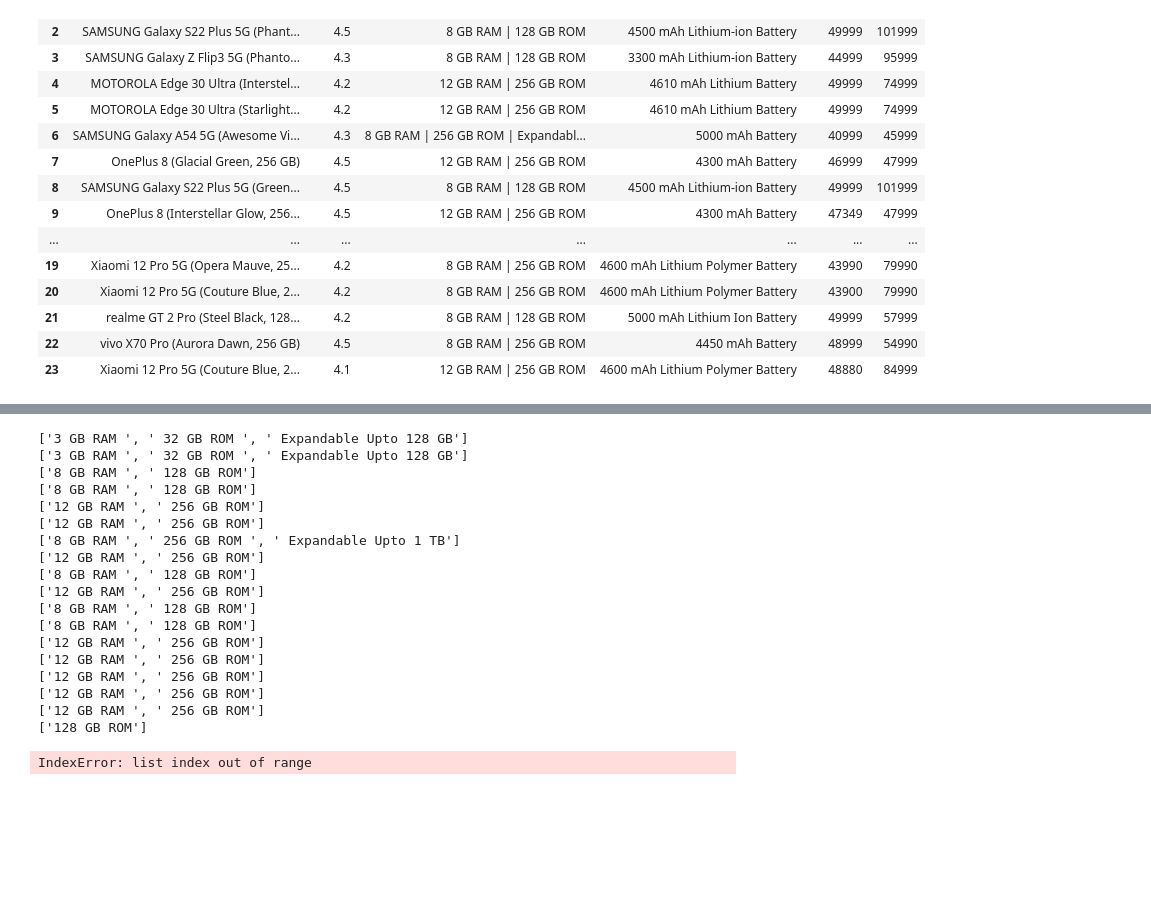
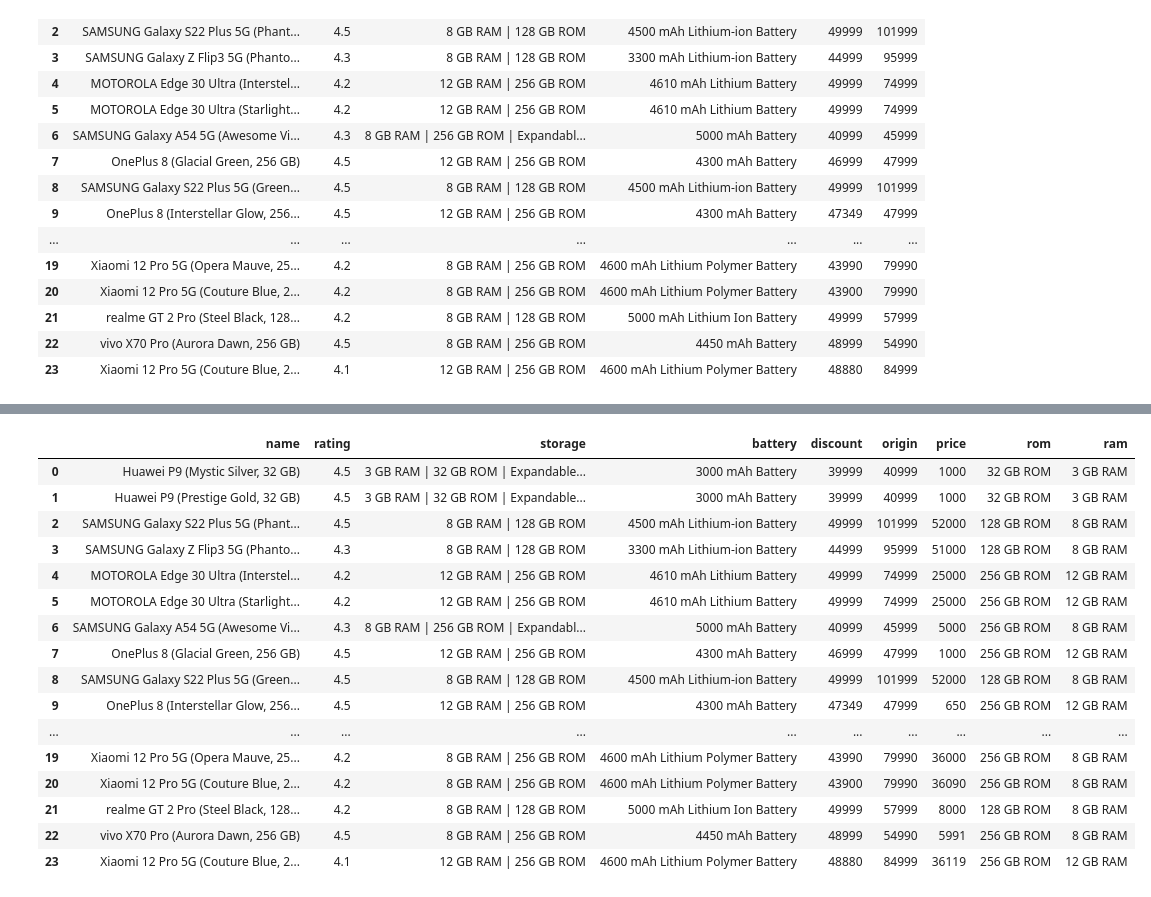
Before and after one commit to skesur/Data-Science, a Jupyter notebook: Web Scrapping/FlipkartExample.ipynb, the cells around one changed output, grey strips where cells are left out. Drawn from its saved outputs; the diff is of its cells as text; code cells hidden in the pictures; blank space fills up the shorter version.

```diff
--- a/Web Scrapping/FlipkartExample.ipynb
+++ b/Web Scrapping/FlipkartExample.ipynb
@@ -120,31 +147,44 @@ df
 # %%
 rom=[]
 ram=[]
 for i in s:
-    print(i.split("|"))
-    x1=i.split("|")[1]
-    rom.append(x1)
-    x0=i.split("|")[0]
-    ram.append(x0)
+    i1=i.split("|")
+    ra=""
+    ro=""
+    if "RAM" in i1[0]:
+        ra=i1[0]
+    else :
+        ra="NO RAM"
+    if len(i1)!=1:
+        if "ROM" in i1[1]:
+            ro=i1[1]
+        else :
+            ro="NO ROM"
+    else :
+        if "ROM" in i1[0]:
+            ro=i1[0]
+        else :
+            ro="NO ROM"
+    ram.append(ra)
+    rom.append(ro)
 df["rom"]=rom
 df["ram"]=ram
+df
 # %% [output]
-['3 GB RAM ', ' 32 GB ROM ', ' Expandable Upto 128 GB']
-['3 GB RAM ', ' 32 GB ROM ', ' Expandable Upto 128 GB']
-['8 GB RAM ', ' 128 GB ROM']
-['8 GB RAM ', ' 128 GB ROM']
-['12 GB RAM ', ' 256 GB ROM']
-['12 GB RAM ', ' 256 GB ROM']
-['8 GB RAM ', ' 256 GB ROM ', ' Expandable Upto 1 TB']
-['12 GB RAM ', ' 256 GB ROM']
-['8 GB RAM ', ' 128 GB ROM']
-['12 GB RAM ', ' 256 GB ROM']
-['8 GB RAM ', ' 128 GB ROM']
-['8 GB RAM ', ' 128 GB ROM']
-['12 GB RAM ', ' 256 GB ROM']
-['12 GB RAM ', ' 256 GB ROM']
-['12 GB RAM ', ' 256 GB ROM']
-['12 GB RAM ', ' 256 GB ROM']
-['12 GB RAM ', ' 256 GB ROM']
-['128 GB ROM']
-IndexError: list index out of range
+|  | name | rating | storage | battery | discount | origin | price | rom | ram |
+| 0 | Huawei P9 (Mystic Silver, 32 GB) | 4.5 | 3 GB RAM | 32 GB ROM | Expandable... | 3000 mAh Battery | 39999 | 40999 | 1000 | 32 GB ROM | 3 GB RAM |
+| 1 | Huawei P9 (Prestige Gold, 32 GB) | 4.5 | 3 GB RAM | 32 GB ROM | Expandable... | 3000 mAh Battery | 39999 | 40999 | 1000 | 32 GB ROM | 3 GB RAM |
+| 2 | SAMSUNG Galaxy S22 Plus 5G (Phant... | 4.5 | 8 GB RAM | 128 GB ROM | 4500 mAh Lithium-ion Battery | 49999 | 101999 | 52000 | 128 GB ROM | 8 GB RAM |
+| 3 | SAMSUNG Galaxy Z Flip3 5G (Phanto... | 4.3 | 8 GB RAM | 128 GB ROM | 3300 mAh Lithium-ion Battery | 44999 | 95999 | 51000 | 128 GB ROM | 8 GB RAM |
+| 4 | MOTOROLA Edge 30 Ultra (Interstel... | 4.2 | 12 GB RAM | 256 GB ROM | 4610 mAh Lithium Battery | 49999 | 74999 | 25000 | 256 GB ROM | 12 GB RAM |
+| 5 | MOTOROLA Edge 30 Ultra (Starlight... | 4.2 | 12 GB RAM | 256 GB ROM | 4610 mAh Lithium Battery | 49999 | 74999 | 25000 | 256 GB ROM | 12 GB RAM |
+| 6 | SAMSUNG Galaxy A54 5G (Awesome Vi... | 4.3 | 8 GB RAM | 256 GB ROM | Expandabl... | 5000 mAh Battery | 40999 | 45999 | 5000 | 256 GB ROM | 8 GB RAM |
+| 7 | OnePlus 8 (Glacial Green, 256 GB) | 4.5 | 12 GB RAM | 256 GB ROM | 4300 mAh Battery | 46999 | 47999 | 1000 | 256 GB ROM | 12 GB RAM |
+| 8 | SAMSUNG Galaxy S22 Plus 5G (Green... | 4.5 | 8 GB RAM | 128 GB ROM | 4500 mAh Lithium-ion Battery | 49999 | 101999 | 52000 | 128 GB ROM | 8 GB RAM |
+| 9 | OnePlus 8 (Interstellar Glow, 256... | 4.5 | 12 GB RAM | 256 GB ROM | 4300 mAh Battery | 47349 | 47999 | 650 | 256 GB ROM | 12 GB RAM |
+| ... | ... | ... | ... | ... | ... | ... | ... | ... | ... |
+| 19 | Xiaomi 12 Pro 5G (Opera Mauve, 25... | 4.2 | 8 GB RAM | 256 GB ROM | 4600 mAh Lithium Polymer Battery | 43990 | 79990 | 36000 | 256 GB ROM | 8 GB RAM |
+| 20 | Xiaomi 12 Pro 5G (Couture Blue, 2... | 4.2 | 8 GB RAM | 256 GB ROM | 4600 mAh Lithium Polymer Battery | 43900 | 79990 | 36090 | 256 GB ROM | 8 GB RAM |
+| 21 | realme GT 2 Pro (Steel Black, 128... | 4.2 | 8 GB RAM | 128 GB ROM | 5000 mAh Lithium Ion Battery | 49999 | 57999 | 8000 | 128 GB ROM | 8 GB RAM |
+| 22 | vivo X70 Pro (Aurora Dawn, 256 GB) | 4.5 | 8 GB RAM | 256 GB ROM | 4450 mAh Battery | 48999 | 54990 | 5991 | 256 GB ROM | 8 GB RAM |
+| 23 | Xiaomi 12 Pro 5G (Couture Blue, 2... | 4.1 | 12 GB RAM | 256 GB ROM | 4600 mAh Lithium Polymer Battery | 48880 | 84999 | 36119 | 256 GB ROM | 12 GB RAM |
```
Also changed, not shown: parts of 2 cells of this notebook, 1 other file.
